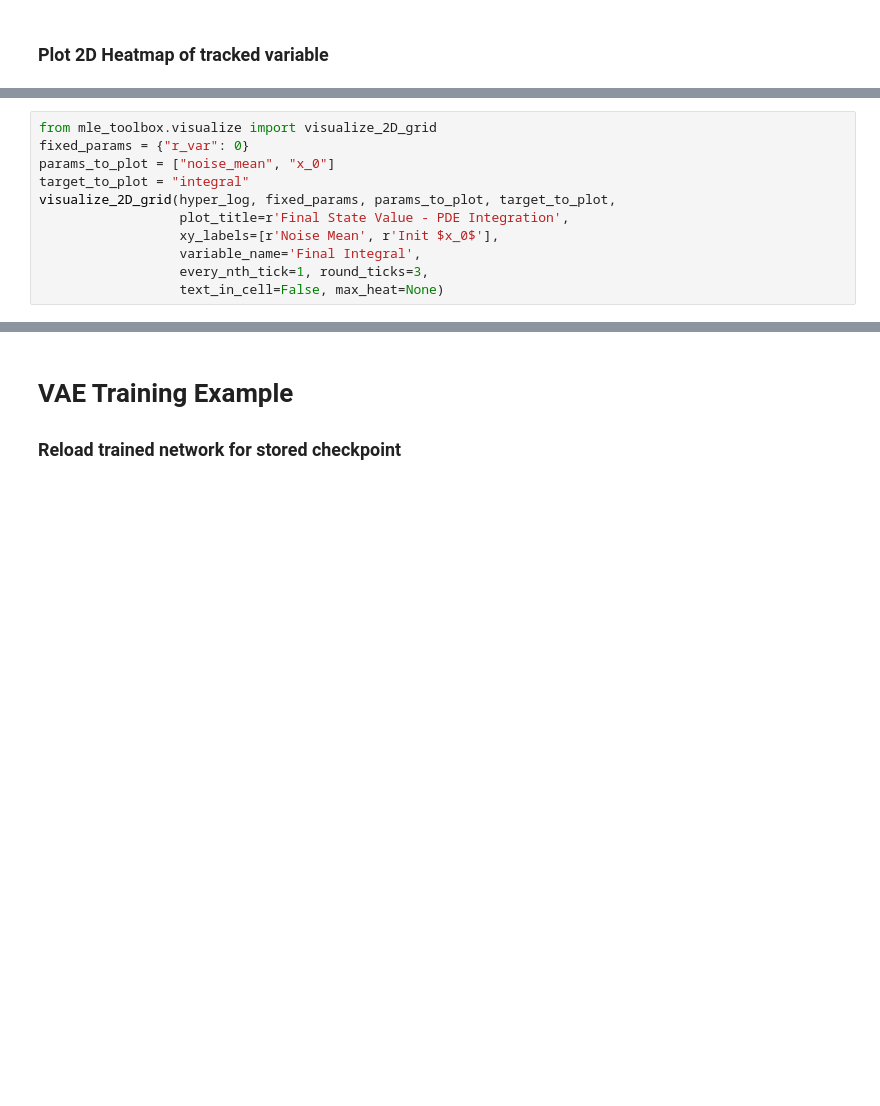
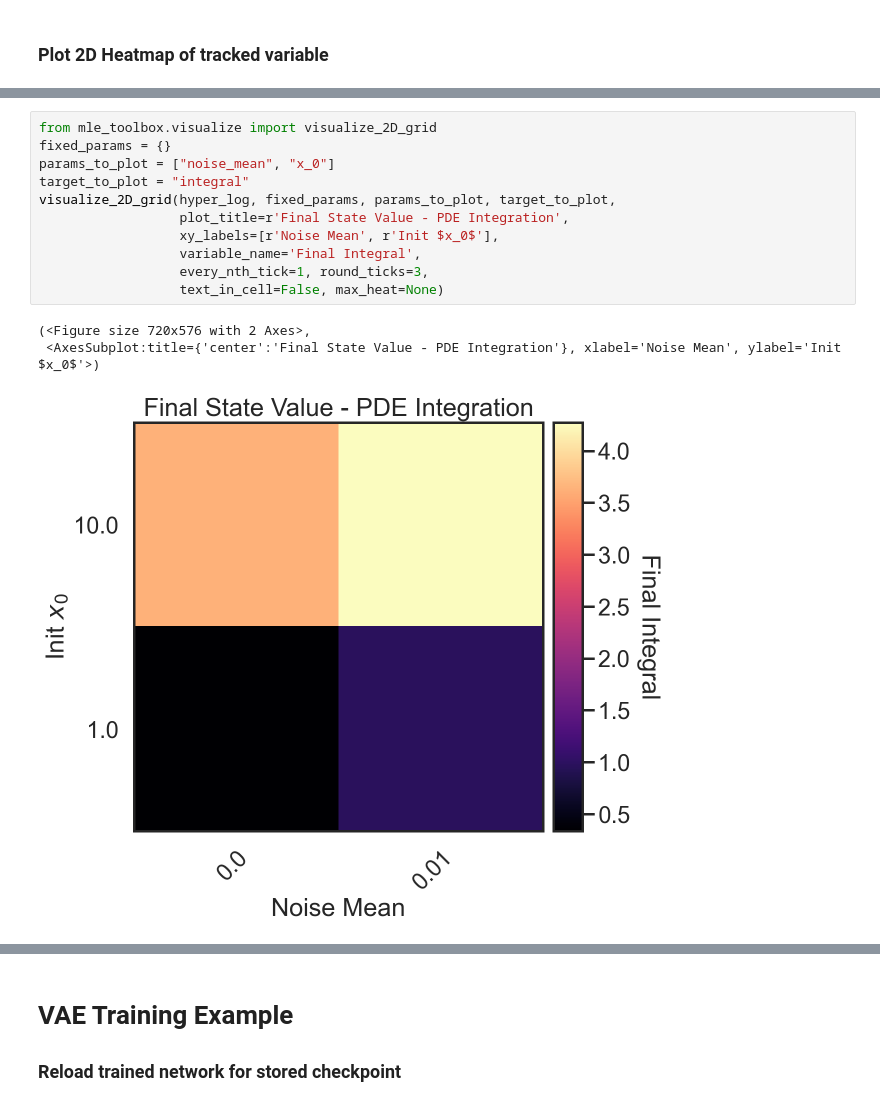
Before and after one commit to mle-infrastructure/mle-toolbox, a Jupyter notebook: notebooks/evaluate_results.ipynb, the cells around one changed output, grey strips where cells are left out. Drawn from its saved outputs; the diff is of its cells as text; blank space fills up the shorter version.

```diff
--- a/notebooks/evaluate_results.ipynb
+++ b/notebooks/evaluate_results.ipynb
@@ -122,11 +134,15 @@ hyper_log#.log_paths.iloc[0]
 # %%
 from mle_toolbox.visualize import visualize_2D_grid
-fixed_params = {"r_var": 0}
+fixed_params = {}
 params_to_plot = ["noise_mean", "x_0"]
 target_to_plot = "integral"
 visualize_2D_grid(hyper_log, fixed_params, params_to_plot, target_to_plot,
                   plot_title=r'Final State Value - PDE Integration',
                   xy_labels=[r'Noise Mean', r'Init $x_0$'],
                   variable_name='Final Integral',
                   every_nth_tick=1, round_ticks=3,
                   text_in_cell=False, max_heat=None)
+# %% [output]
+(<Figure size 720x576 with 2 Axes>,
+ <AxesSubplot:title={'center':'Final State Value - PDE Integration'}, xlabel='Noise Mean', ylabel='Init $x_0$'>)
+[figure, added]
```
Also changed, not shown: parts of 12 cells of this notebook, 5 other files.
